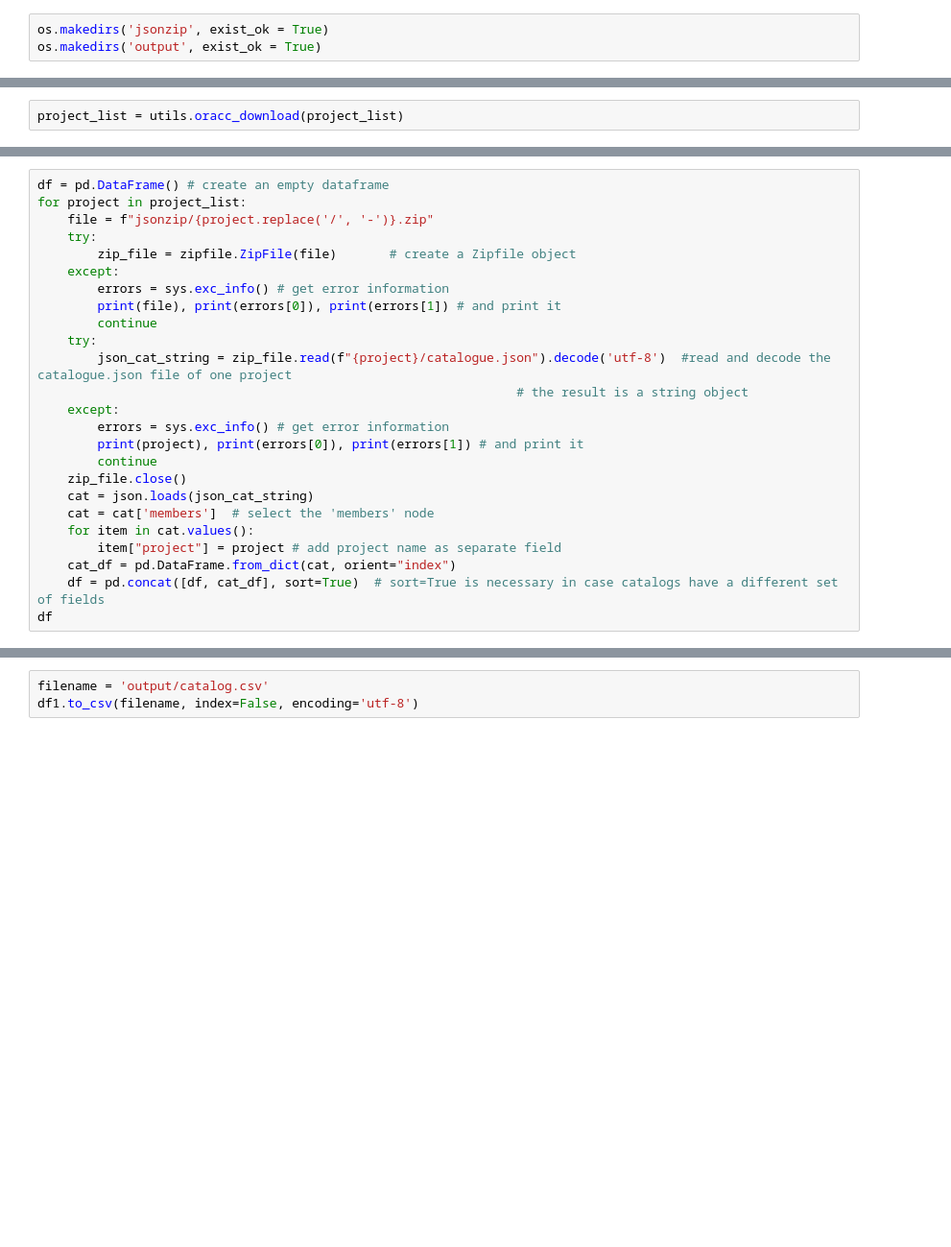
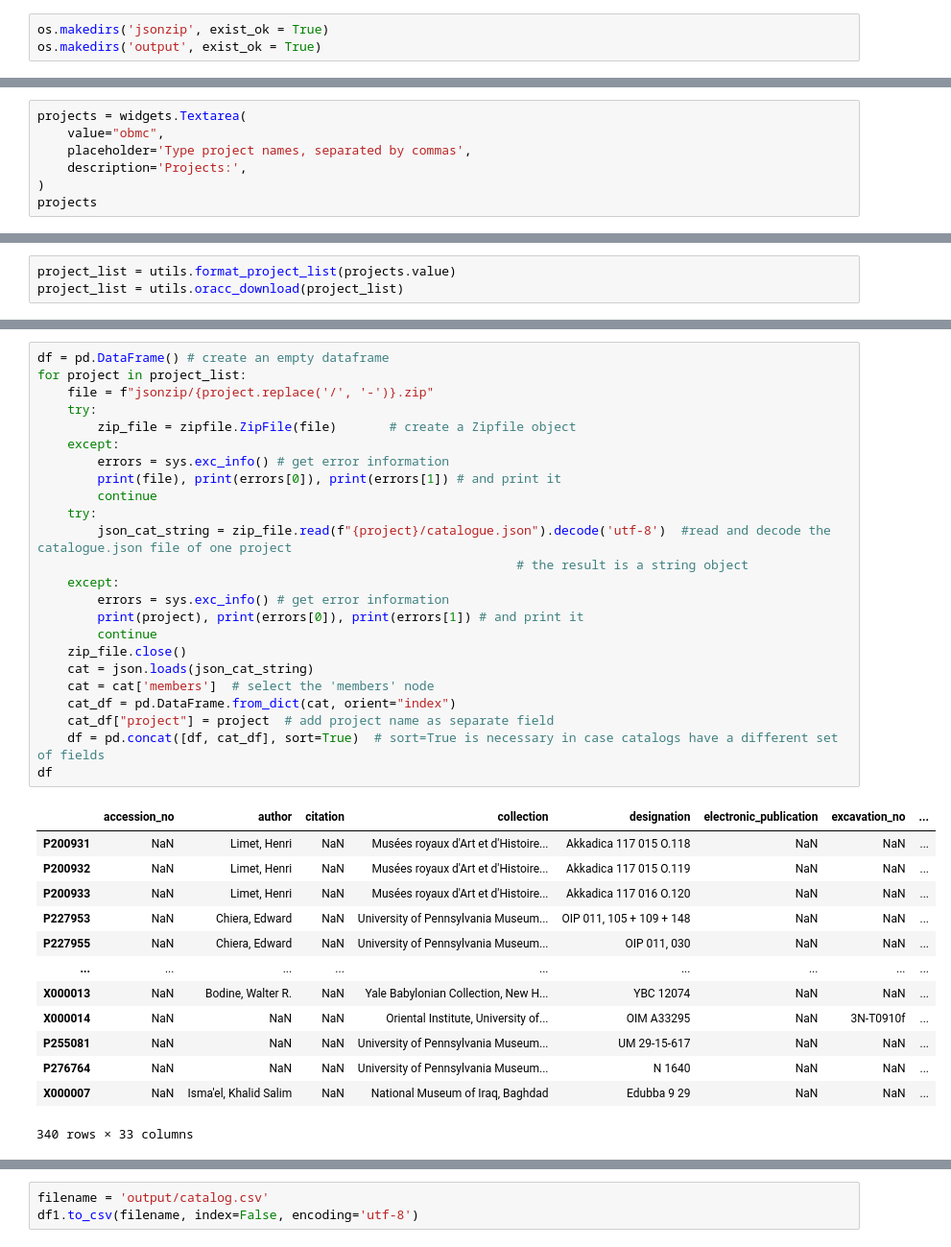
Before and after one commit to niekveldhuis/compass, a Jupyter notebook: 2_1_Data_Acquisition_ORACC/2_1_2_parse-json-cat.ipynb, the cells around one changed output, grey strips where cells are left out. Shown: that part at 96% size. Drawn from its saved outputs; the diff is of its cells as text; blank space fills up the shorter version.

```diff
--- a/2_1_Data_Acquisition_ORACC/2_1_2_parse-json-cat.ipynb
+++ b/2_1_Data_Acquisition_ORACC/2_1_2_parse-json-cat.ipynb
@@ -31,0 +41,7 @@ project_list = utils.format_project_list(projects)
+# %%
+projects = widgets.Textarea(
+    value="obmc",
+    placeholder='Type project names, separated by commas',
+    description='Projects:',
+)
+projects
@@ -35,2 +53,3 @@ Use the `oracc_download()` function from the `utils` module to download the requ
 # %%
+project_list = utils.format_project_list(projects.value)
 project_list = utils.oracc_download(project_list)
@@ -42,26 +102,39 @@ The JSON object is transformed into a `pandas` Dataframe. By default, when readi
 # %%
 df = pd.DataFrame() # create an empty dataframe
 for project in project_list:
     file = f"jsonzip/{project.replace('/', '-')}.zip"
     try:
         zip_file = zipfile.ZipFile(file)       # create a Zipfile object
     except:
         errors = sys.exc_info() # get error information
         print(file), print(errors[0]), print(errors[1]) # and print it
         continue
     try:
         json_cat_string = zip_file.read(f"{project}/catalogue.json").decode('utf-8')  #read and decode the catalogue.json file of one project
                                                                 # the result is a string object
     except:
         errors = sys.exc_info() # get error information
         print(project), print(errors[0]), print(errors[1]) # and print it
         continue
     zip_file.close()
     cat = json.loads(json_cat_string)
     cat = cat['members']  # select the 'members' node
-    for item in cat.values():
-        item["project"] = project # add project name as separate field
     cat_df = pd.DataFrame.from_dict(cat, orient="index")
+    cat_df["project"] = project  # add project name as separate field
     df = pd.concat([df, cat_df], sort=True)  # sort=True is necessary in case catalogs have a different set of fields
 df
+# %% [output]
+|  | accession_no | author | citation | collection | designation | electronic_publication | excavation_no | ... |
+| P200931 | NaN | Limet, Henri | NaN | Musées royaux d'Art et d'Histoire... | Akkadica 117 015 O.118 | NaN | NaN | ... |
+| P200932 | NaN | Limet, Henri | NaN | Musées royaux d'Art et d'Histoire... | Akkadica 117 015 O.119 | NaN | NaN | ... |
+| P200933 | NaN | Limet, Henri | NaN | Musées royaux d'Art et d'Histoire... | Akkadica 117 016 O.120 | NaN | NaN | ... |
+| P227953 | NaN | Chiera, Edward | NaN | University of Pennsylvania Museum... | OIP 011, 105 + 109 + 148 | NaN | NaN | ... |
+| P227955 | NaN | Chiera, Edward | NaN | University of Pennsylvania Museum... | OIP 011, 030 | NaN | NaN | ... |
+| ... | ... | ... | ... | ... | ... | ... | ... | ... |
+| X000013 | NaN | Bodine, Walter R. | NaN | Yale Babylonian Collection, New H... | YBC 12074 | NaN | NaN | ... |
+| X000014 | NaN | NaN | NaN | Oriental Institute, University of... | OIM A33295 | NaN | 3N-T0910f | ... |
+| P255081 | NaN | NaN | NaN | University of Pennsylvania Museum... | UM 29-15-617 | NaN | NaN | ... |
+| P276764 | NaN | NaN | NaN | University of Pennsylvania Museum... | N 1640 | NaN | NaN | ... |
+| X000007 | NaN | Isma'el, Khalid Salim | NaN | National Museum of Iraq, Baghdad | Edubba 9 29 | NaN | NaN | ... |
+340 rows × 33 columns
 # %% [markdown]
```
Also changed, not shown: parts of 18 cells of this notebook, 2 other files.
